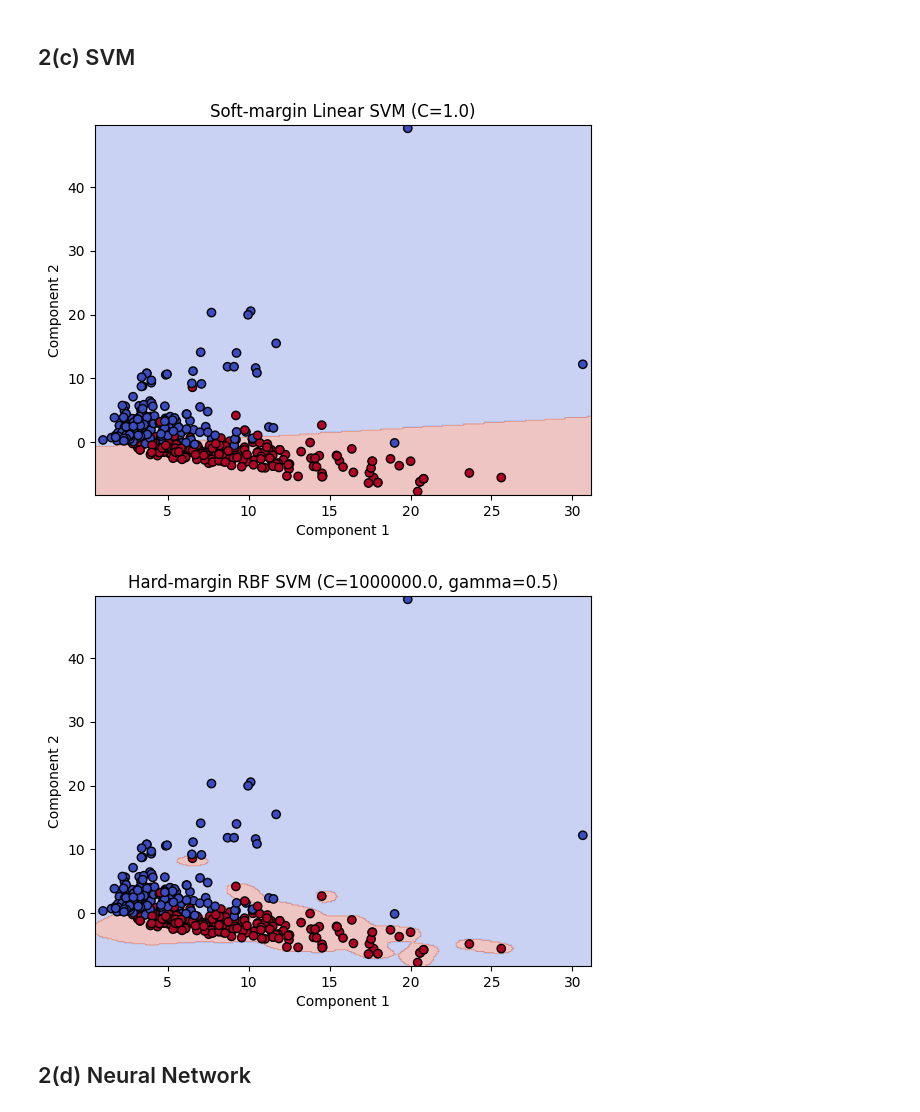
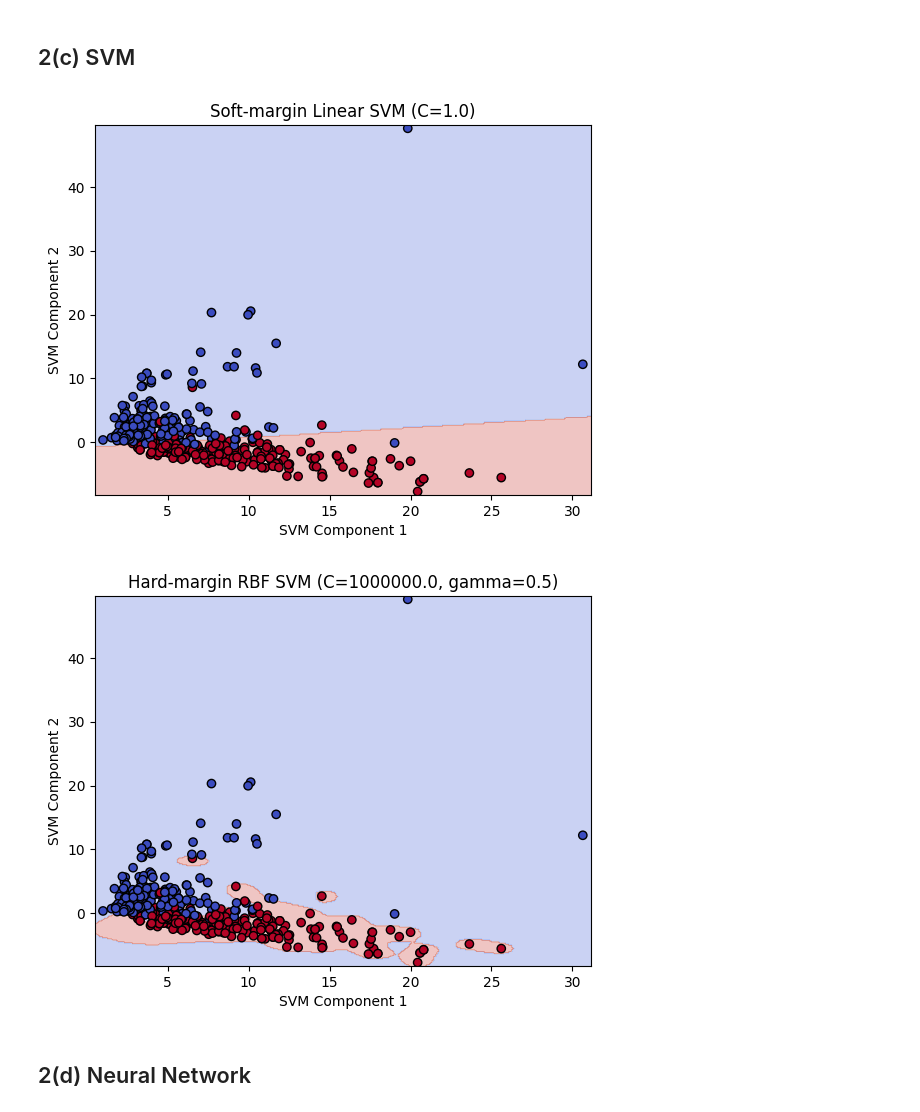
Before and after one commit to eand640/361assignment3, a Jupyter notebook: 361assignment3.ipynb, the cells around one changed output. Drawn from its saved outputs; the diff is of its cells as text; code cells hidden in the pictures.

```diff
--- a/361assignment3.ipynb
+++ b/361assignment3.ipynb
@@ -236,43 +236,44 @@ le = LabelEncoder()
 y_enc = le.fit_transform(y)   # y_enc categorised to 0 and 1
 
 svd = TruncatedSVD(n_components=2, random_state=42)
-X_2d = svd.fit_transform(X_dense)
+X_2d_svm = svd.fit_transform(X_dense)
 
 
 C_soft = 1.0  # adjust
 svm_linear = SVC(kernel='linear', C=C_soft, random_state=42)
-svm_linear.fit(X_2d, y_enc)
+svm_linear.fit(X_2d_svm, y_enc)
 
 
 gamma_rbf = 0.5  # adjust
 C_hard = 1e6     # incr c to approximate "hard margin"
 svm_rbf = SVC(kernel='rbf', C=C_hard, gamma=gamma_rbf, random_state=42)
-svm_rbf.fit(X_2d, y_enc)
+svm_rbf.fit(X_2d_svm, y_enc)
 
 
 def plot_decision_boundary(clf, X, y, title):
     x_min, x_max = X[:, 0].min() - .5, X[:, 0].max() + .5
     y_min, y_max = X[:, 1].min() - .5, X[:, 1].max() + .5
     xx, yy = np.meshgrid(np.linspace(x_min, x_max, 300),
                          np.linspace(y_min, y_max, 300))
     Z = clf.predict(np.c_[xx.ravel(), yy.ravel()])
     Z = Z.reshape(xx.shape)
+
     plt.contourf(xx, yy, Z, alpha=0.3, cmap=plt.cm.coolwarm)
     plt.scatter(X[:, 0], X[:, 1], c=y, edgecolor='k', cmap=plt.cm.coolwarm)
     plt.xlabel('SVM Component 1')
     plt.ylabel('SVM Component 2')
     plt.title(title)
     plt.show()
 
 
 # plot soft-margin linear SVM
-plot_decision_boundary(svm_linear, X_2d, y_enc, f"Soft-margin Linear SVM (C={C_soft})")
+plot_decision_boundary(svm_linear, X_2d_svm, y_enc, f"Soft-margin Linear SVM (C={C_soft})")
 
 # plot hard-margin RBF SVM
-plot_decision_boundary(svm_rbf, X_2d, y_enc, f"Hard-margin RBF SVM (C={C_hard}, gamma={gamma_rbf})")
+plot_decision_boundary(svm_rbf, X_2d_svm, y_enc, f"Hard-margin RBF SVM (C={C_hard}, gamma={gamma_rbf})")
 # %% [output]
-[figure, old version]
+[figure, new version]
-[figure, old version]
+[figure, new version]
 # %% [markdown]
 ## 2(d) Neural Network
 # %%
```
Also changed, not shown: parts of 3 cells of this notebook.
